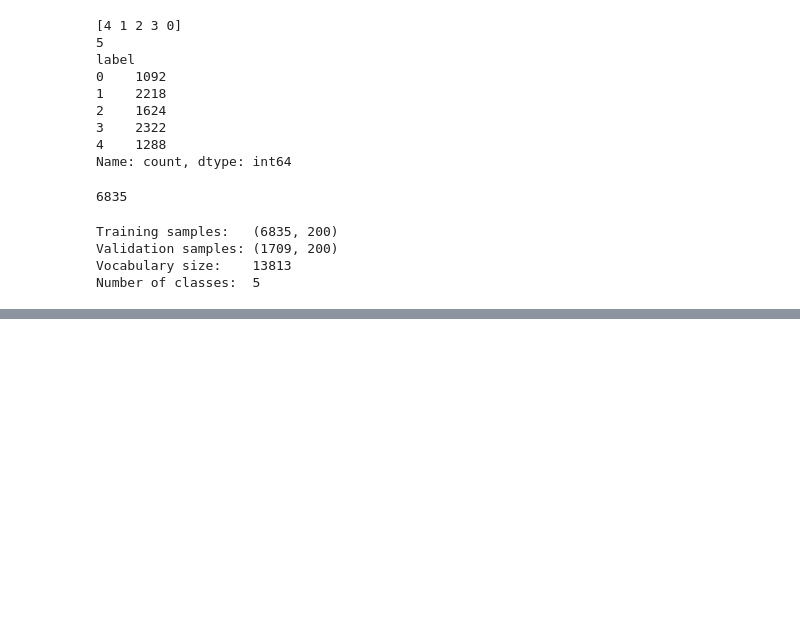
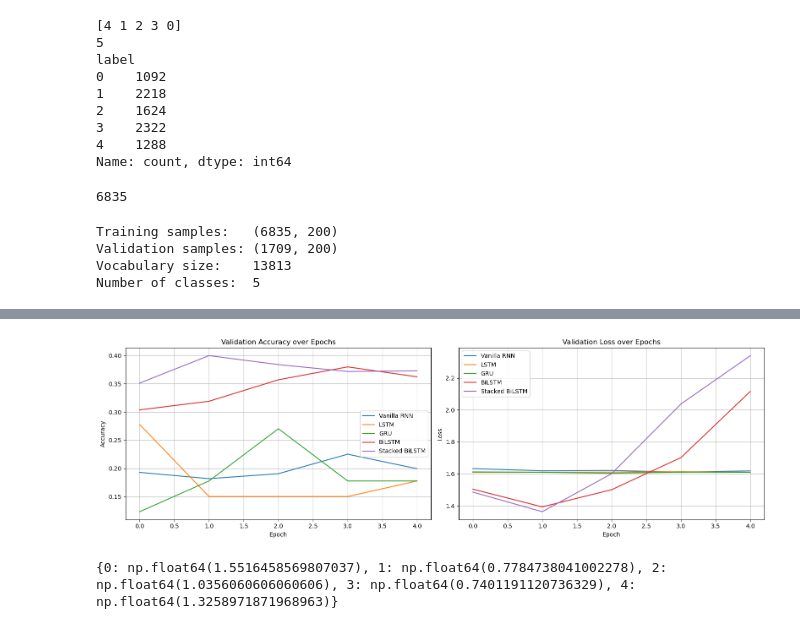
Before and after one commit to asianvader/cam-sentiment-analysis-and-text-classification, a Jupyter notebook: CAM_DS_301_Sentiment_analysis_and_text_classification_Activity_2_2_6.ipynb, the cells around one changed output, grey strips where cells are left out. Saved outputs shown, nothing was run; the diff lists cells and outputs as text; code cells hidden in the pictures; blank space fills up the shorter version.

```diff
--- a/CAM_DS_301_Sentiment_analysis_and_text_classification_Activity_2_2_6.ipynb
+++ b/CAM_DS_301_Sentiment_analysis_and_text_classification_Activity_2_2_6.ipynb
@@ -316,0 +321,10 @@ Epoch 5/5
+# %%
+# ---------------------------------------------------------------------------- #
+#                             Generate predictions                             #
+# ---------------------------------------------------------------------------- #
+
+# Get predicted class for each model (argmax picks the highest probability class)
+y_pred_rnn = np.argmax(vanilla_rnn.predict(X_val_pad), axis=1)
+y_pred_lstm = np.argmax(lstm_model.predict(X_val_pad), axis=1)
+y_pred_gru = np.argmax(gru_model.predict(X_val_pad), axis=1)
+y_pred_bi = np.argmax(bi_lstm.predict(X_val_pad), axis=1)
@@ -316,0 +416,8 @@ Epoch 5/5
+# %%
+history_bi_stacked = bi_lstm_stacked.fit(
+    X_train_pad,
+    y_train_arr,
+    epochs=EPOCHS,
+    batch_size=BATCH_SIZE,
+    validation_data=(X_val_pad, y_val_arr),
+)
@@ -316,0 +530,46 @@ Epoch 5/5
+# %%
+# Store all histories with labels
+histories = {
+    'Vanilla RNN':          history_rnn,
+    'LSTM':                 history_lstm,
+    'GRU':                  history_gru,
+    'BiLSTM':               history_bi,
+    'Stacked BiLSTM':       history_bi_stacked,
+}
+
+fig, axes = plt.subplots(1, 2, figsize=(16, 5))
+
+for name, history in histories.items():
+    axes[0].plot(history.history['val_accuracy'], label=name)
+    axes[1].plot(history.history['val_loss'], label=name)
+
+# Accuracy plot
+axes[0].set_title('Validation Accuracy over Epochs')
+axes[0].set_xlabel('Epoch')
+axes[0].set_ylabel('Accuracy')
+axes[0].legend()
+axes[0].grid(True)
+
+# Loss plot
+axes[1].set_title('Validation Loss over Epochs')
+axes[1].set_xlabel('Epoch')
+axes[1].set_ylabel('Loss')
+axes[1].legend()
+axes[1].grid(True)
+
+plt.tight_layout()
+plt.show()
+# %% [output]
+[figure, added]
+# %%
+from sklearn.utils.class_weight import compute_class_weight
+
+class_weights = compute_class_weight(
+    class_weight='balanced',
+    classes=np.unique(y_train_arr),
+    y=y_train_arr
+)
+class_weight_dict = dict(enumerate(class_weights))
+print(class_weight_dict)
+# %% [output]
+{0: np.float64(1.5516458569807037), 1: np.float64(0.7784738041002278), 2: np.float64(1.0356060606060606), 3: np.float64(0.7401191120736329), 4: np.float64(1.3258971871968963)}
```
Also changed, not shown: parts of 26 cells of this notebook.
